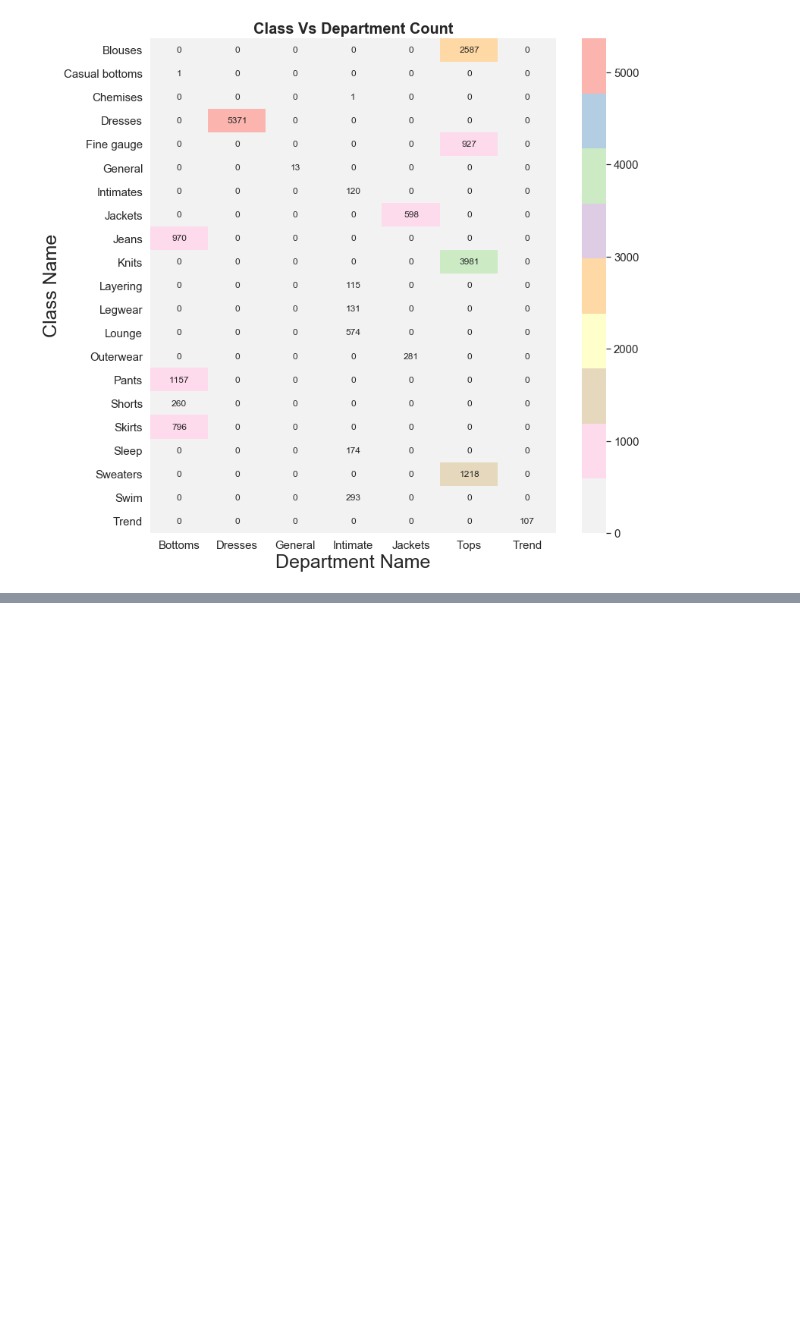
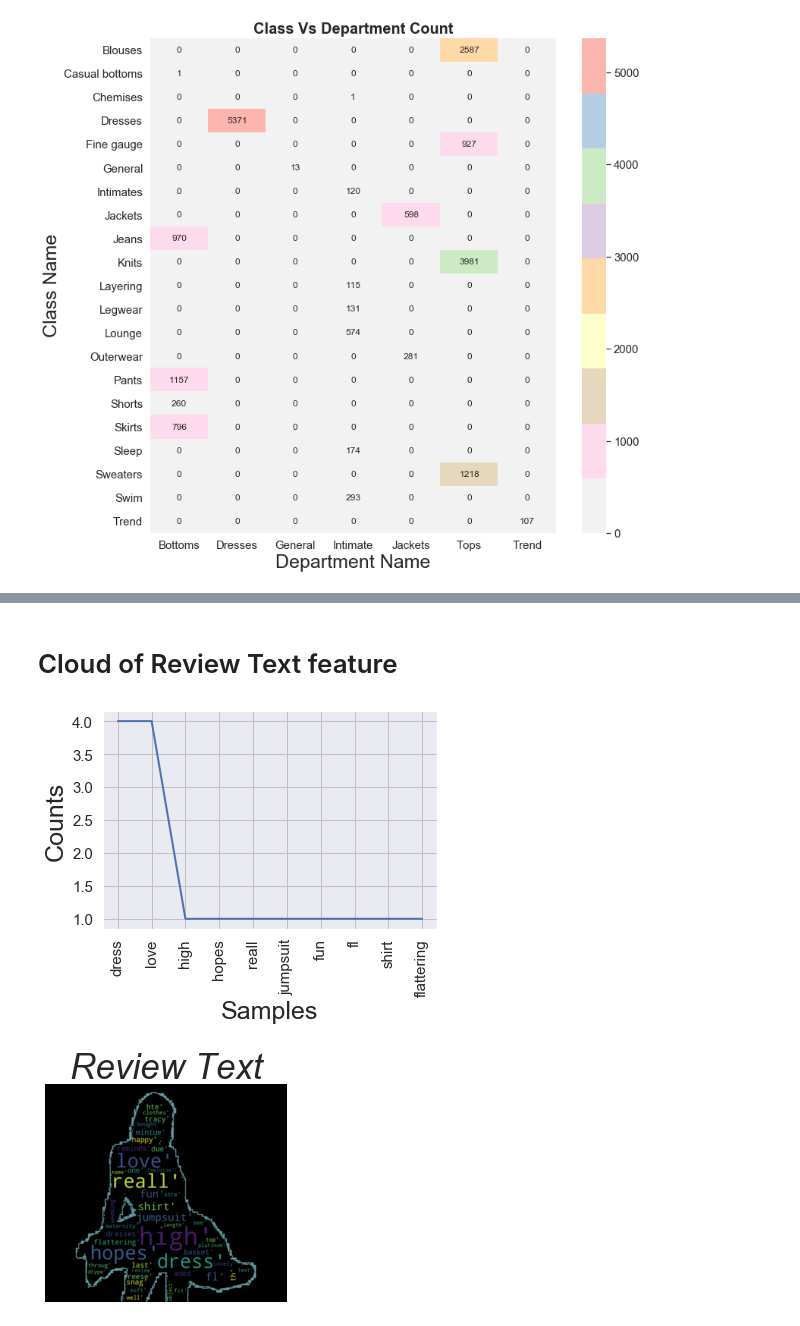
Before and after one commit to skylar17/final_project_CUdbc, a Jupyter notebook: Kamal_Womens_Clothing_Review.ipynb, the cells around one changed output, grey strips where cells are left out. Cells and saved outputs as stored; diff of their text form; code cells hidden in the pictures; blank space fills up the shorter version.

```diff
--- a/Kamal_Womens_Clothing_Review.ipynb
+++ b/Kamal_Womens_Clothing_Review.ipynb
@@ -329,0 +331,10 @@ wordcloud(ret_text)
+# %% [markdown]
+# Cloud of Review Text feature
+# %%
+my_mask = np.array(Image.open("woman-in-dress.jpg"))
+ret_text = tokenize(str(womens_clothing_data['Review Text']).lower())
+plt.title("Review Text",fontsize=35,fontstyle='oblique')
+wordcloud(ret_text, my_mask)
+# %% [output]
+[figure, added]
+[figure, added]
```
Also changed, not shown: parts of 7 cells of this notebook, 1 other file.
